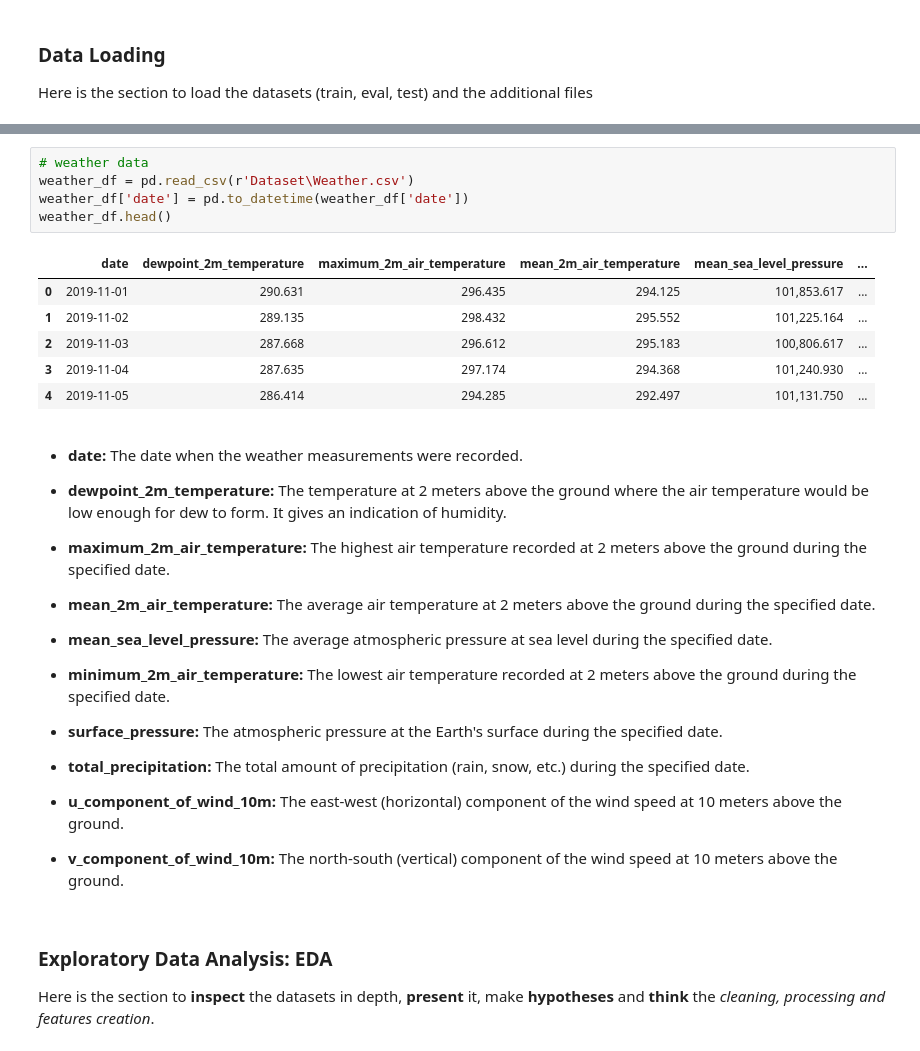
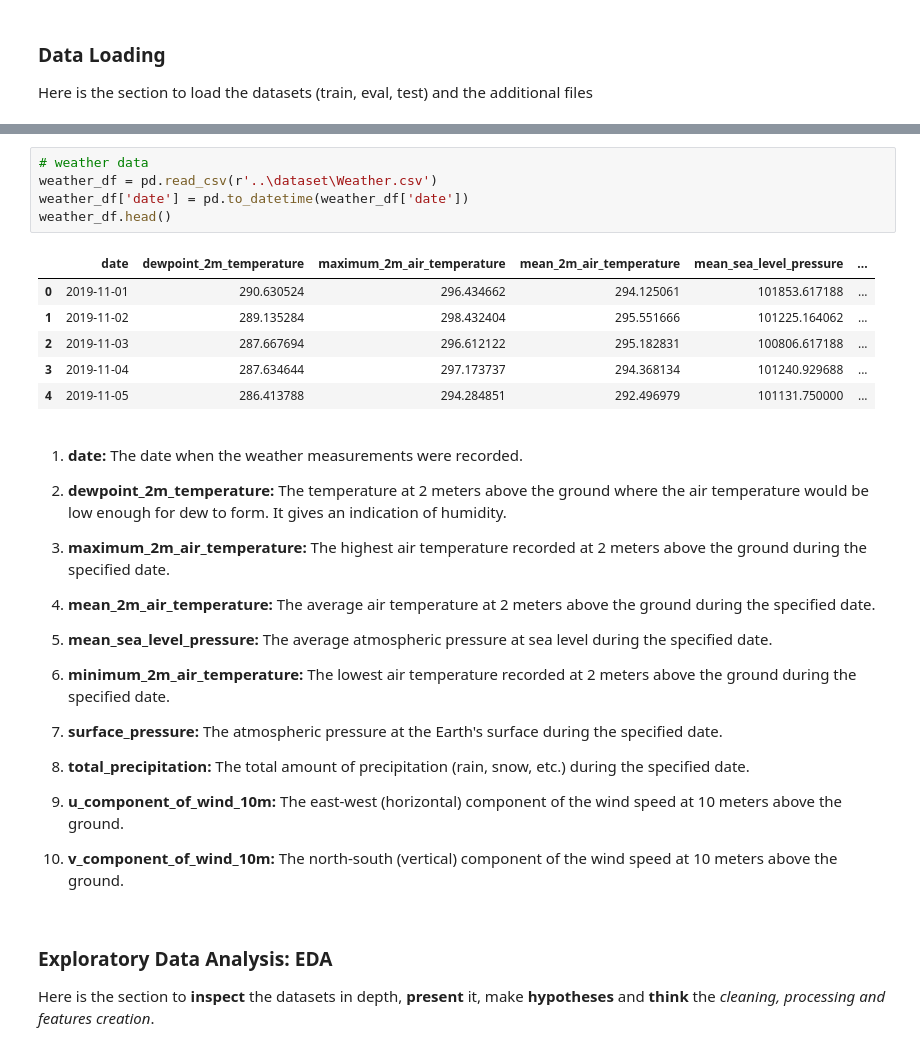
Before and after one commit to Azie88/Estimated-Time-of-Arrival-ETA-Prediction, a Jupyter notebook: Dev/Project_notebook.ipynb, the cells around one changed output, grey strips where cells are left out. Cells and saved outputs as stored; diff of their text form.

```diff
--- a/Project_notebook.ipynb
+++ b/Dev/Project_notebook.ipynb
@@ -119,36 +121,36 @@ testing.head()
 | 009G0M2T | 2019-12-28 21:47:22+00:00 | 2.860 | 36.692 | 2.828 | 36.696 | 4513 |
 # %%
 # weather data
-weather_df = pd.read_csv(r'Dataset\Weather.csv')
+weather_df = pd.read_csv(r'..\dataset\Weather.csv')
 weather_df['date'] = pd.to_datetime(weather_df['date'])
 weather_df.head()
 # %% [output]
 |  | date | dewpoint_2m_temperature | maximum_2m_air_temperature | mean_2m_air_temperature | mean_sea_level_pressure | ... |
-| 0 | 2019-11-01 | 290.631 | 296.435 | 294.125 | 101,853.617 | ... |
-| 1 | 2019-11-02 | 289.135 | 298.432 | 295.552 | 101,225.164 | ... |
-| 2 | 2019-11-03 | 287.668 | 296.612 | 295.183 | 100,806.617 | ... |
-| 3 | 2019-11-04 | 287.635 | 297.174 | 294.368 | 101,240.930 | ... |
-| 4 | 2019-11-05 | 286.414 | 294.285 | 292.497 | 101,131.750 | ... |
+| 0 | 2019-11-01 | 290.630524 | 296.434662 | 294.125061 | 101853.617188 | ... |
+| 1 | 2019-11-02 | 289.135284 | 298.432404 | 295.551666 | 101225.164062 | ... |
+| 2 | 2019-11-03 | 287.667694 | 296.612122 | 295.182831 | 100806.617188 | ... |
+| 3 | 2019-11-04 | 287.634644 | 297.173737 | 294.368134 | 101240.929688 | ... |
+| 4 | 2019-11-05 | 286.413788 | 294.284851 | 292.496979 | 101131.750000 | ... |
 # %% [markdown]
-- **date:** The date when the weather measurements were recorded.
+1. **date:** The date when the weather measurements were recorded.
 
-- **dewpoint_2m_temperature:** The temperature at 2 meters above the ground where the air temperature would be low enough for dew to form. It gives an indication of humidity.
+2. **dewpoint_2m_temperature:** The temperature at 2 meters above the ground where the air temperature would be low enough for dew to form. It gives an indication of humidity.
 
-- **maximum_2m_air_temperature:** The highest air temperature recorded at 2 meters above the ground during the specified date.
+3. **maximum_2m_air_temperature:** The highest air temperature recorded at 2 meters above the ground during the specified date.
 
-- **mean_2m_air_temperature:** The average air temperature at 2 meters above the ground during the specified date.
+4. **mean_2m_air_temperature:** The average air temperature at 2 meters above the ground during the specified date.
 
-- **mean_sea_level_pressure:** The average atmospheric pressure at sea level during the specified date.
+5. **mean_sea_level_pressure:** The average atmospheric pressure at sea level during the specified date.
 
-- **minimum_2m_air_temperature:** The lowest air temperature recorded at 2 meters above the ground during the specified date.
+6. **minimum_2m_air_temperature:** The lowest air temperature recorded at 2 meters above the ground during the specified date.
 
-- **surface_pressure:** The atmospheric pressure at the Earth's surface during the specified date.
+7. **surface_pressure:** The atmospheric pressure at the Earth's surface during the specified date.
 
-- **total_precipitation:** The total amount of precipitation (rain, snow, etc.) during the specified date.
+8. **total_precipitation:** The total amount of precipitation (rain, snow, etc.) during the specified date.
 
-- **u_component_of_wind_10m:** The east-west (horizontal) component of the wind speed at 10 meters above the ground.
+9. **u_component_of_wind_10m:** The east-west (horizontal) component of the wind speed at 10 meters above the ground.
 
-- **v_component_of_wind_10m:** The north-south (vertical) component of the wind speed at 10 meters above the ground.
+10. **v_component_of_wind_10m:** The north-south (vertical) component of the wind speed at 10 meters above the ground.
 # %% [markdown]
 ### Exploratory Data Analysis: EDA
 Here is the section to **inspect** the datasets in depth, **present** it, make **hypotheses** and **think** the *cleaning, processing and features creation*.
```
Also changed, not shown: parts of 85 cells of this notebook.
